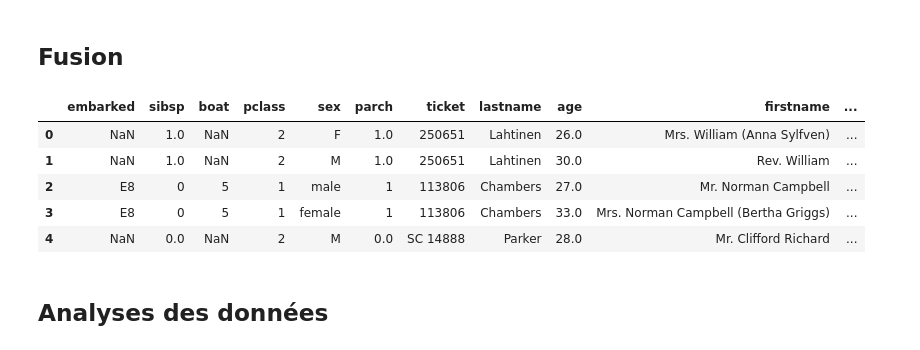
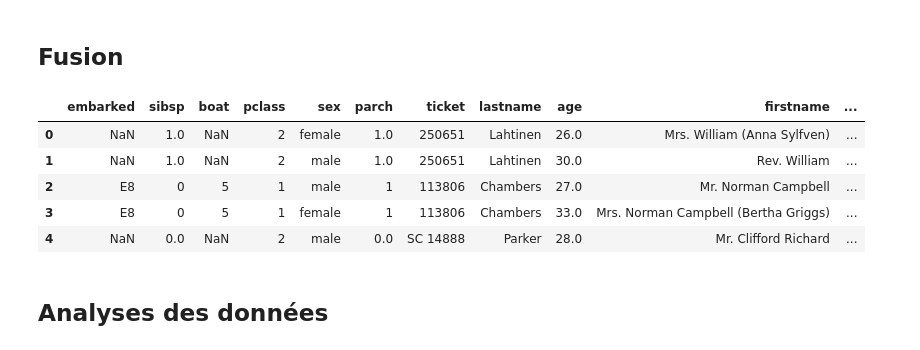
Before and after one commit to Ohm-T/Data-Clear, a Jupyter notebook: Python/analyze.ipynb, the cells around one changed output. Cells and saved outputs as stored; diff of their text form; code cells hidden in the pictures.

```diff
--- a/Python/analyze.ipynb
+++ b/Python/analyze.ipynb
@@ -146,0 +133,15 @@ Extrait méthode 2 :
+# %%
+#Début Méthode 2 : Extraction du résultat des requêtes dans un fichier
+
+#on transforme en dataframe
+df = pd.read_csv("data.csv", header=None)
+#Définition du header
+columns = ["embarked","sibsp","boat","pclass","sex","parch","ticket","lastname","age","firstname"]
+#indication du mot vide (modulable selon si c'est ?, Unknown,null, NULL etc)
+vide = 'null'
+
+print("Extrait méthode 2 :")
+df = cleanData(df,columns,vide)
+df.loc[df['sex']=='F','sex']='female'
+df.loc[df['sex']=='M','sex']='male'
+df.head()
@@ -162,14 +171,17 @@ dfSurvived.head()
 ## Fusion
 # %%
 df = pd.merge(df,dfSurvived, on=['firstname', 'lastname'])
+
+#supressions des colonnes n'ayant pas de valeur dans la colonne survived
+df.dropna(subset=['survived'])
 df.head()
 # %% [output]
 |  | embarked | sibsp | boat | pclass | sex | parch | ticket | lastname | age | firstname | ... |
-| 0 | NaN | 1.0 | NaN | 2 | F | 1.0 | 250651 | Lahtinen | 26.0 | Mrs. William (Anna Sylfven) | ... |
-| 1 | NaN | 1.0 | NaN | 2 | M | 1.0 | 250651 | Lahtinen | 30.0 | Rev. William | ... |
+| 0 | NaN | 1.0 | NaN | 2 | female | 1.0 | 250651 | Lahtinen | 26.0 | Mrs. William (Anna Sylfven) | ... |
+| 1 | NaN | 1.0 | NaN | 2 | male | 1.0 | 250651 | Lahtinen | 30.0 | Rev. William | ... |
 | 2 | E8 | 0 | 5 | 1 | male | 1 | 113806 | Chambers | 27.0 | Mr. Norman Campbell | ... |
 | 3 | E8 | 0 | 5 | 1 | female | 1 | 113806 | Chambers | 33.0 | Mrs. Norman Campbell (Bertha Griggs) | ... |
-| 4 | NaN | 0.0 | NaN | 2 | M | 0.0 | SC 14888 | Parker | 28.0 | Mr. Clifford Richard | ... |
+| 4 | NaN | 0.0 | NaN | 2 | male | 0.0 | SC 14888 | Parker | 28.0 | Mr. Clifford Richard | ... |
 # %% [markdown]
 ## Analyses des données
 # %%
```
Also changed, not shown: parts of 18 cells of this notebook.
